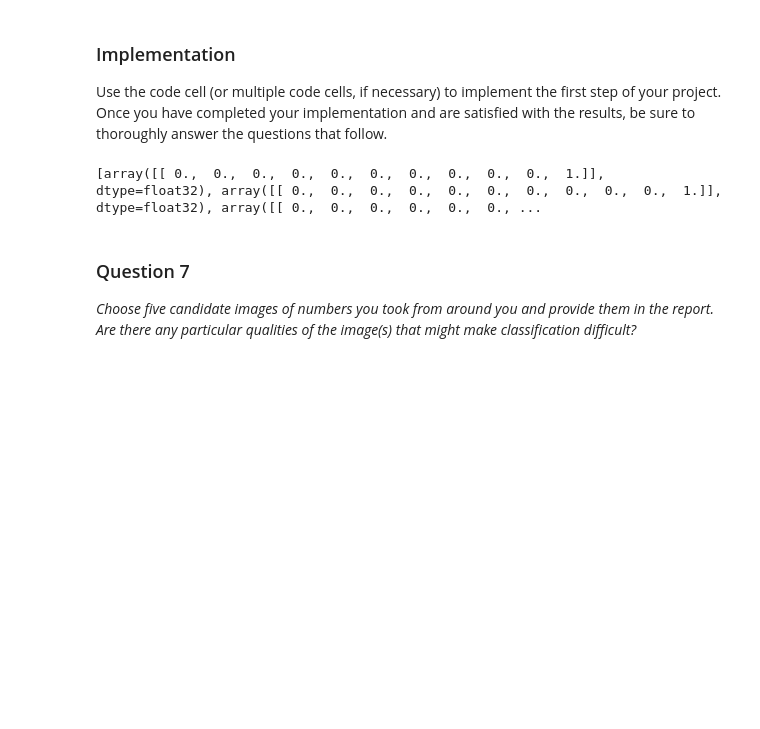
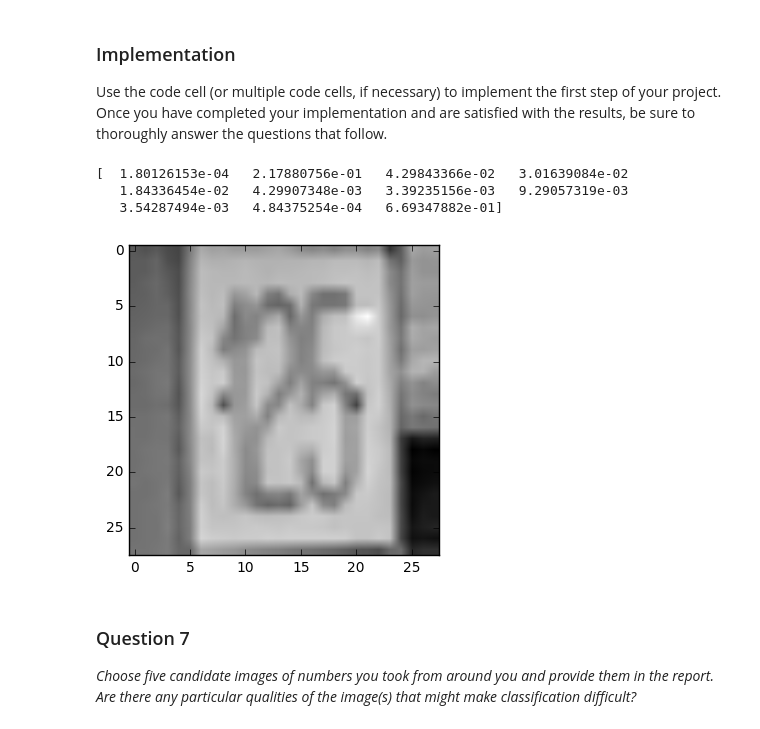
Before and after one commit to asindico/digitRecognition, a Jupyter notebook: digit_recognition.ipynb, the cells around one changed output. Saved outputs shown, nothing was run; the diff lists cells and outputs as text; code cells hidden in the pictures; blank space fills up the shorter version.

```diff
--- a/digit_recognition.ipynb
+++ b/digit_recognition.ipynb
@@ -556,16 +444,7 @@ Validation accuracy: 71.7%
 # %%
-from keras.models import Sequential
-from keras.layers import Dense, Activation, Convolution2D,Flatten,Dropout,Input
-from keras.layers.pooling import MaxPooling2D
-#from keras.utils.visualize_util import plot
-from IPython.display import SVG
-from keras.models import Model
-#from keras.utils.visualize_util import model_to_dot
+model = Sequential()
+x = Input((28, 28,1))
 
-model = Sequential()
-x = Input((SV_IMG_SIZE, SV_IMG_SIZE,1))
-
-#model.add(Dense(output_dim=64, input_dim=100))
 y = Convolution2D(32, 3, 3, activation="relu", border_mode="same")(x)
 y = Convolution2D(32, 3, 3, activation="relu")(y)
 y = MaxPooling2D((2, 2))(y)
@@ -592,22 +471,13 @@ model.compile(optimizer='adam',
           loss='sparse_categorical_crossentropy',
           metrics=['accuracy'])
 print(model.layers[0].output_shape)
-print(model.layers[1].output_shape)
 print(model.layers[2].output_shape)
-print(model.layers[3].output_shape)
 print(model.layers[4].output_shape)
+print(model.layers[6].output_shape)
+print(model.layers[8].output_shape)
 
-train_labels = [svt_labels[:,0],svt_labels[:,1],svt_labels[:,2],svt_labels[:,3],svt_labels[:,4]]
-validation_labels = [svv_labels[:,0],svv_labels[:,1],svv_labels[:,2],svv_labels[:,3],svv_labels[:,4]]
+sv_train_labels = [svt_labels[:,0],svt_labels[:,1],svt_labels[:,2],svt_labels[:,3],svt_labels[:,4]]
+sv_validation_labels = [svv_labels[:,0],svv_labels[:,1],svv_labels[:,2],svv_labels[:,3],svv_labels[:,4]]
 
-print(len(train_labels[0]))
-print(sv_train.shape)
-
-model.fit(sv_train, train_labels, nb_epoch=3, batch_size=64,validation_data=(sv_validation, validation_labels))
-# now model.output_shape == (None, 10, 64)
-
-#SVG(model_to_dot(model).create(prog='dot', format='svg'))
-# add a new conv1d on top
-#model.add(Convolution1D(32, 3, border_mode='same'))
-# now model.output_shape == (None, 10, 32)
+model.fit(sv_train, sv_train_labels, nb_epoch=3, batch_size=64,validation_data=(sv_validation, sv_validation_labels))
 # %% [output]
@@ -653,29 +524,32 @@ Use the code cell (or multiple code cells, if necessary) to implement the first
 # %%
 #with tf.Session(graph=graph) as session:
 #tf.global_variables_initializer().run()
 #sp = saver.restore(session, "./SVHN_CNN.ckpt")
 #saver = tf.train.Saver()
 shot_folder="./"
 filename = 'shot1.jpg'
 fullname = os.path.join(shot_folder, filename)
 img = Image.open(fullname).filter(ImageFilter.EDGE_ENHANCE)
 img = img.resize((SV_IMG_SIZE,SV_IMG_SIZE), Image.ANTIALIAS)
 array = np.asarray(img)
 array =  array.reshape((SV_IMG_SIZE,SV_IMG_SIZE,3)).astype(np.float32)
 na = np.zeros([SV_IMG_SIZE,SV_IMG_SIZE],dtype=int)
 for x in range (array.shape[0]):
     for y in range (array.shape[1]):
         na[x][y]=np.average(array[x][y][:])
 t = []
 na = na.reshape(1,SV_IMG_SIZE,SV_IMG_SIZE,1)
 
-#plt.imshow(na.reshape(SV_IMG_SIZE,SV_IMG_SIZE),cmap='gray')
-y_pred = model.predict(na,batch_size=1)
-print(y_pred)
+plt.imshow(na.reshape(SV_IMG_SIZE,SV_IMG_SIZE),cmap='gray')
+y_pred = model.predict(na,batch_size=1,verbose=0)
+print((max(y_pred[1])))
 #sess.run(valid_prediction, feed_dict={x: na})
 #print(y_pred)
 # %% [output]
-[array([[ 0.,  0.,  0.,  0.,  0.,  0.,  0.,  0.,  0.,  0.,  1.]], dtype=float32), array([[ 0.,  0.,  0.,  0.,  0.,  0.,  0.,  0.,  0.,  0.,  1.]], dtype=float32), array([[ 0.,  0.,  0.,  0.,  0.,  0., ...
+[  1.80126153e-04   2.17880756e-01   4.29843366e-02   3.01639084e-02
+   1.84336454e-02   4.29907348e-03   3.39235156e-03   9.29057319e-03
+   3.54287494e-03   4.84375254e-04   6.69347882e-01]
+[figure, added]
 # %% [markdown]
 
 ### Question 7
```
Also changed, not shown: parts of 20 cells of this notebook.
